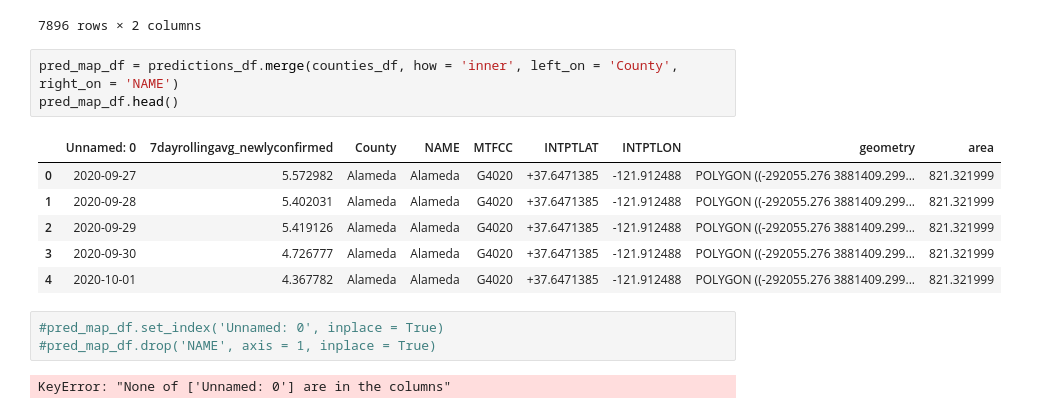
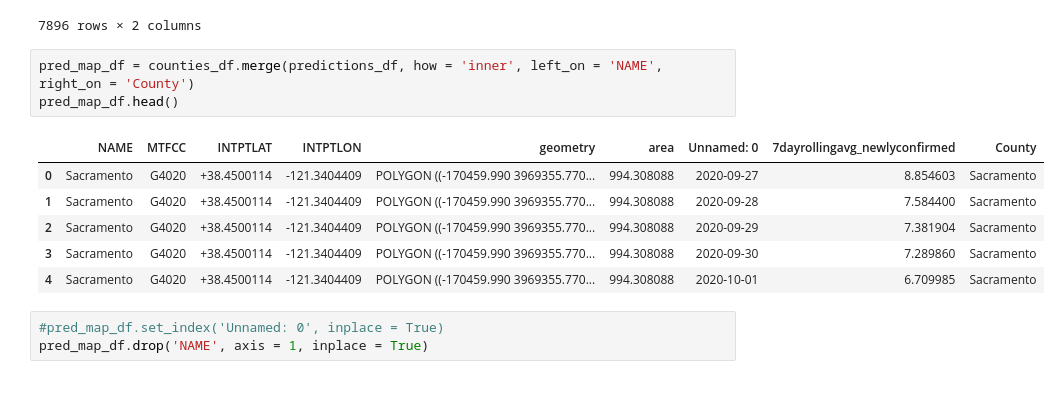
Before and after one commit to lettywu/COVID-19-vaccinations, a Jupyter notebook: jesse/GeoPandas.ipynb, the cells around one changed output. Drawn from its saved outputs; the diff is of its cells as text.

Commit message:
fix merge conflict

```diff
--- a/jesse/GeoPandas.ipynb
+++ b/jesse/GeoPandas.ipynb
@@ -74,17 +74,15 @@ predictions_df.set_index('Unnamed: 0')
 | 2021-02-14 | 19.384285 | Yuba |
 7896 rows × 2 columns
 # %%
-pred_map_df = predictions_df.merge(counties_df, how = 'inner', left_on = 'County', right_on = 'NAME')
+pred_map_df = counties_df.merge(predictions_df, how = 'inner', left_on = 'NAME', right_on = 'County')
 pred_map_df.head()
 # %% [output]
-|  | Unnamed: 0 | 7dayrollingavg_newlyconfirmed | County | NAME | MTFCC | INTPTLAT | INTPTLON | geometry | area |
-| 0 | 2020-09-27 | 5.572982 | Alameda | Alameda | G4020 | +37.6471385 | -121.912488 | POLYGON ((-292055.276 3881409.299... | 821.321999 |
-| 1 | 2020-09-28 | 5.402031 | Alameda | Alameda | G4020 | +37.6471385 | -121.912488 | POLYGON ((-292055.276 3881409.299... | 821.321999 |
-| 2 | 2020-09-29 | 5.419126 | Alameda | Alameda | G4020 | +37.6471385 | -121.912488 | POLYGON ((-292055.276 3881409.299... | 821.321999 |
-| 3 | 2020-09-30 | 4.726777 | Alameda | Alameda | G4020 | +37.6471385 | -121.912488 | POLYGON ((-292055.276 3881409.299... | 821.321999 |
-| 4 | 2020-10-01 | 4.367782 | Alameda | Alameda | G4020 | +37.6471385 | -121.912488 | POLYGON ((-292055.276 3881409.299... | 821.321999 |
+|  | NAME | MTFCC | INTPTLAT | INTPTLON | geometry | area | Unnamed: 0 | 7dayrollingavg_newlyconfirmed | County |
+| 0 | Sacramento | G4020 | +38.4500114 | -121.3404409 | POLYGON ((-170459.990 3969355.770... | 994.308088 | 2020-09-27 | 8.854603 | Sacramento |
+| 1 | Sacramento | G4020 | +38.4500114 | -121.3404409 | POLYGON ((-170459.990 3969355.770... | 994.308088 | 2020-09-28 | 7.584400 | Sacramento |
+| 2 | Sacramento | G4020 | +38.4500114 | -121.3404409 | POLYGON ((-170459.990 3969355.770... | 994.308088 | 2020-09-29 | 7.381904 | Sacramento |
+| 3 | Sacramento | G4020 | +38.4500114 | -121.3404409 | POLYGON ((-170459.990 3969355.770... | 994.308088 | 2020-09-30 | 7.289860 | Sacramento |
+| 4 | Sacramento | G4020 | +38.4500114 | -121.3404409 | POLYGON ((-170459.990 3969355.770... | 994.308088 | 2020-10-01 | 6.709985 | Sacramento |
 # %%
 #pred_map_df.set_index('Unnamed: 0', inplace = True)
-#pred_map_df.drop('NAME', axis = 1, inplace = True)
+pred_map_df.drop('NAME', axis = 1, inplace = True)
-# %% [output]
-KeyError: "None of ['Unnamed: 0'] are in the columns"
```
Also changed, not shown: parts of 7 cells of this notebook, 2 other files.
